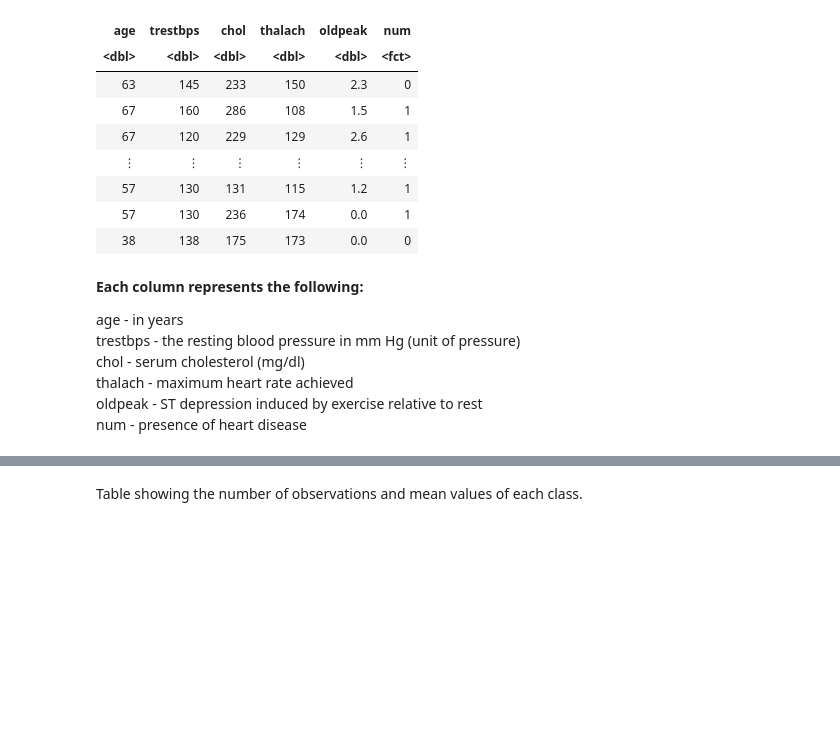
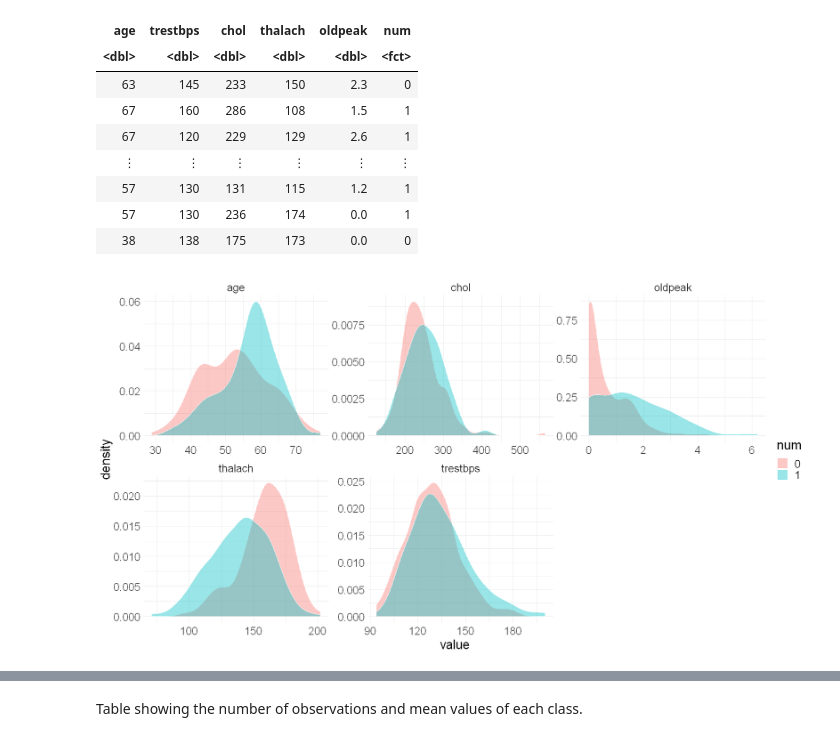
Before and after one commit to wu-jacob/dsci100-project, a Jupyter notebook: proposal.ipynb, the cells around one changed output, grey strips where cells are left out. Saved outputs shown, nothing was run; the diff lists cells and outputs as text; code cells hidden in the pictures; blank space fills up the shorter version.

```diff
--- a/proposal.ipynb
+++ b/proposal.ipynb
@@ -79,12 +139,14 @@ A tibble: 303 × 6
 | 57 | 130 | 131 | 115 | 1.2 | 1 |
 | 57 | 130 | 236 | 174 | 0.0 | 1 |
 | 38 | 138 | 175 | 173 | 0.0 | 0 |
-# %% [markdown]
-**Each column represents the following:**
-
-age - in years
-trestbps - the resting blood pressure in mm Hg (unit of pressure)
-chol - serum cholesterol (mg/dl)
-thalach - maximum heart rate achieved
-oldpeak - ST depression induced by exercise relative to rest
-num - presence of heart disease
+# %%
+options(repr.plot.height = 8, repr.plot.width = 15)
+heart_selected |>
+    pivot_longer(cols = -num, names_to = 'category', values_to = 'value')  |>
+    ggplot(aes(value, fill = num)) +
+        geom_density(alpha = 0.4, colour = 'white') +
+        facet_wrap(facets = vars(category), scales = 'free') +
+        theme_minimal() +
+        theme(text = element_text(size = 20))
+# %% [output]
+[figure, added]
```
Also changed, not shown: parts of 34 cells of this notebook.
